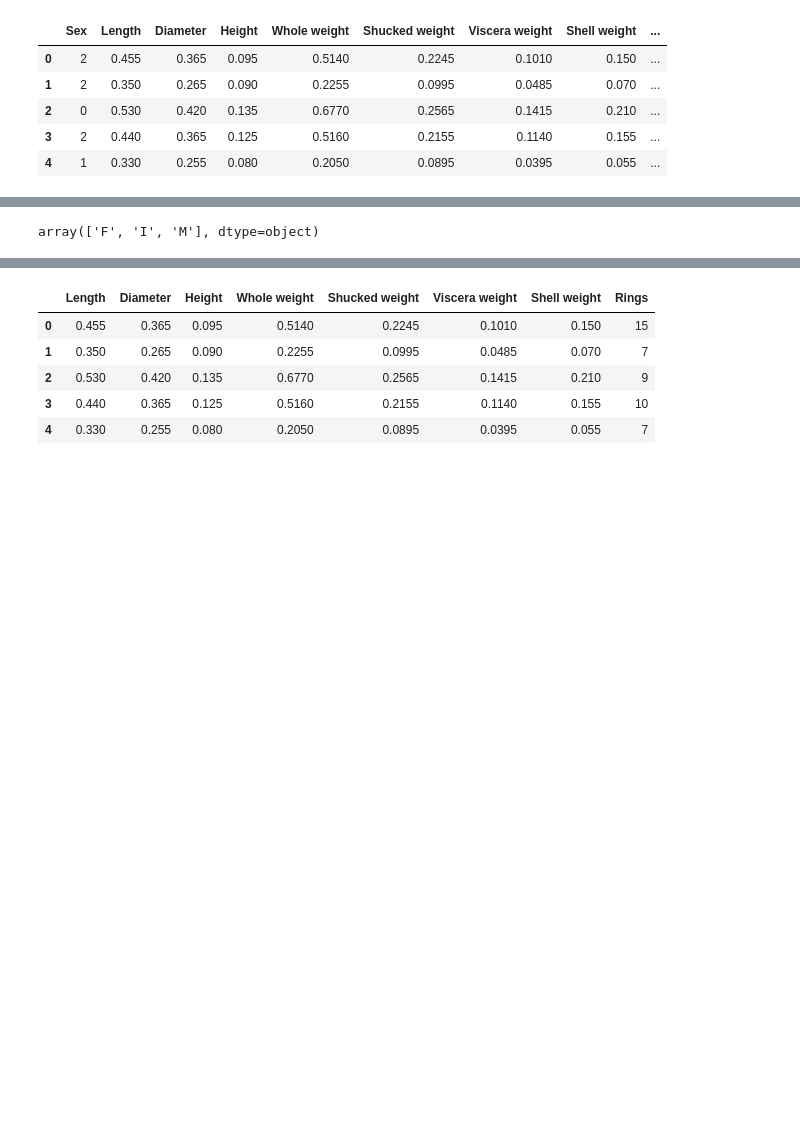
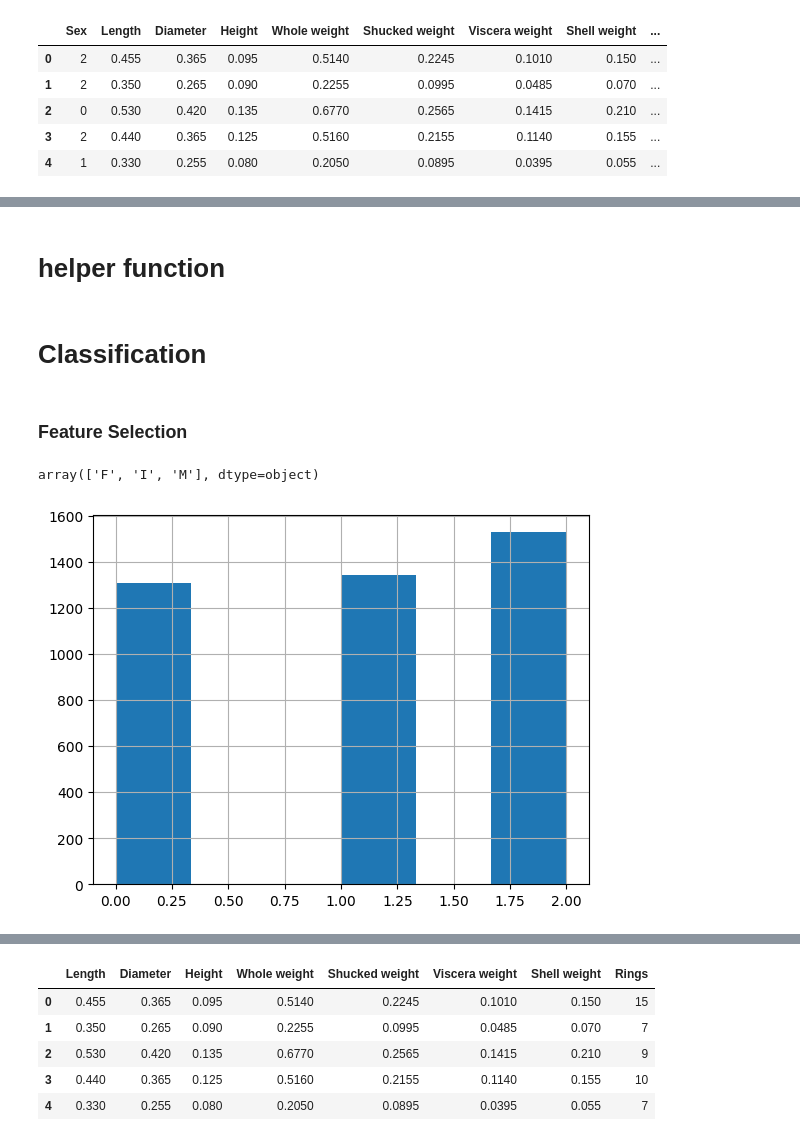
Before and after one commit to amirkasaei/K-Nearest-Neighbors-Classification-with-scikit-learn, a Jupyter notebook: K-Nearest Neighbors.ipynb, the cells around one changed output, grey strips where cells are left out. Saved outputs shown, nothing was run; the diff lists cells and outputs as text; code cells hidden in the pictures; blank space fills up the shorter version.

```diff
--- a/K-Nearest Neighbors.ipynb
+++ b/K-Nearest Neighbors.ipynb
@@ -41,0 +82,2 @@ abalone.head()
+# %% [markdown]
+# **helper function**
@@ -42,5 +91,14 @@ abalone.head()
+# %% [markdown]
+# **Classification**
+# %% [markdown]
+### **Feature Selection**
 # %%
 classes = le.classes_
 classes
 # %% [output]
 array(['F', 'I', 'M'], dtype=object)
+# %%
+abalone['Sex'].hist(bins=6)
+plt.show()
+# %% [output]
+[figure, added]
```
Also changed, not shown: parts of 35 cells of this notebook.
